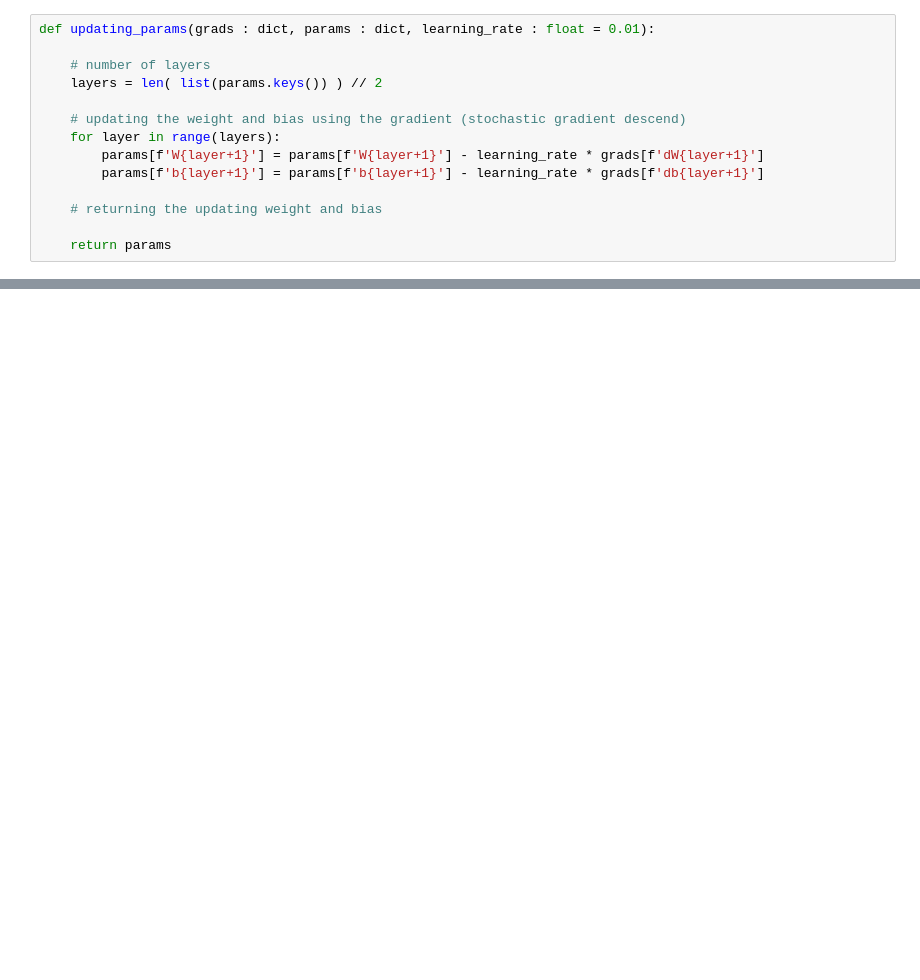
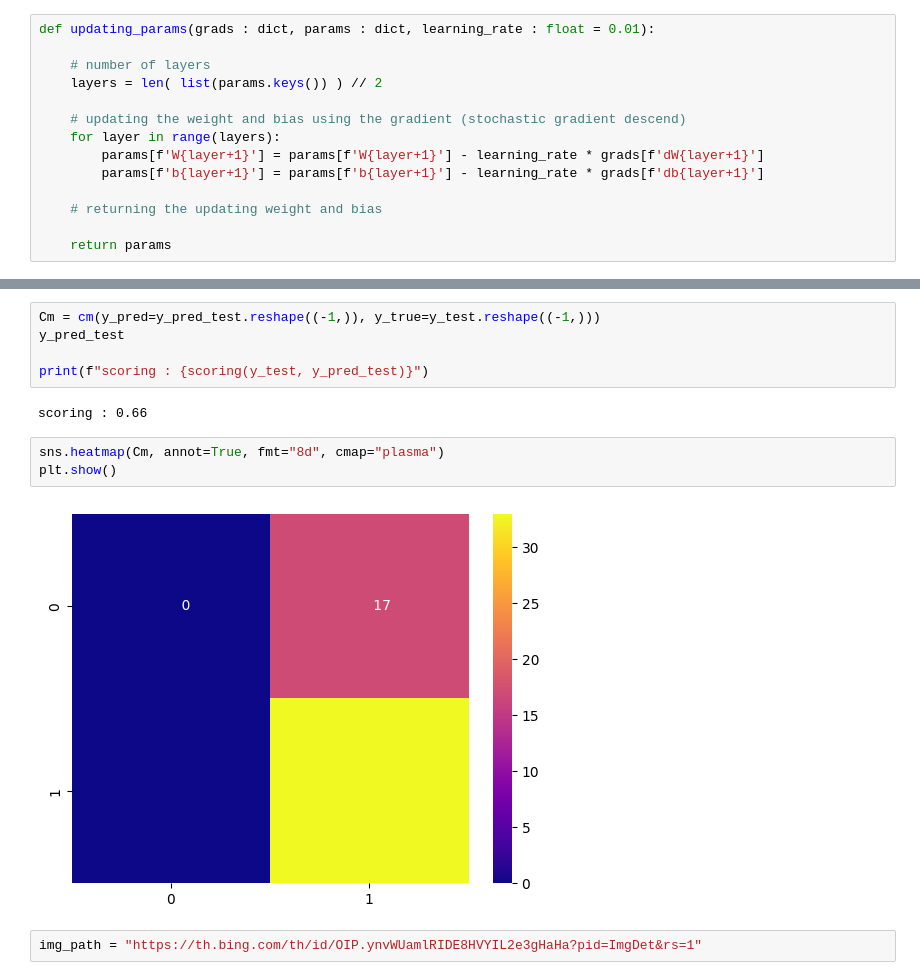
Before and after one commit to amiehe-essomba/logisticRegression, a Jupyter notebook: main.ipynb, the cells around one changed output, grey strips where cells are left out. Drawn from its saved outputs; the diff is of its cells as text; blank space fills up the shorter version.

```diff
--- a/main.ipynb
+++ b/main.ipynb
@@ -425,0 +318,14 @@ loop break due to early stoping parameter
+# %%
+Cm = cm(y_pred=y_pred_test.reshape((-1,)), y_true=y_test.reshape((-1,)))
+y_pred_test
+
+print(f"scoring : {scoring(y_test, y_pred_test)}")
+# %% [output]
+scoring : 0.66
+# %%
+sns.heatmap(Cm, annot=True, fmt="8d", cmap="plasma")
+plt.show()
+# %% [output]
+[figure, added]
+# %%
+img_path = "https://th.bing.com/th/id/OIP.ynvWUamlRIDE8HVYIL2e3gHaHa?pid=ImgDet&rs=1"
```
Also changed, not shown: parts of 49 cells of this notebook, 5 other files.
